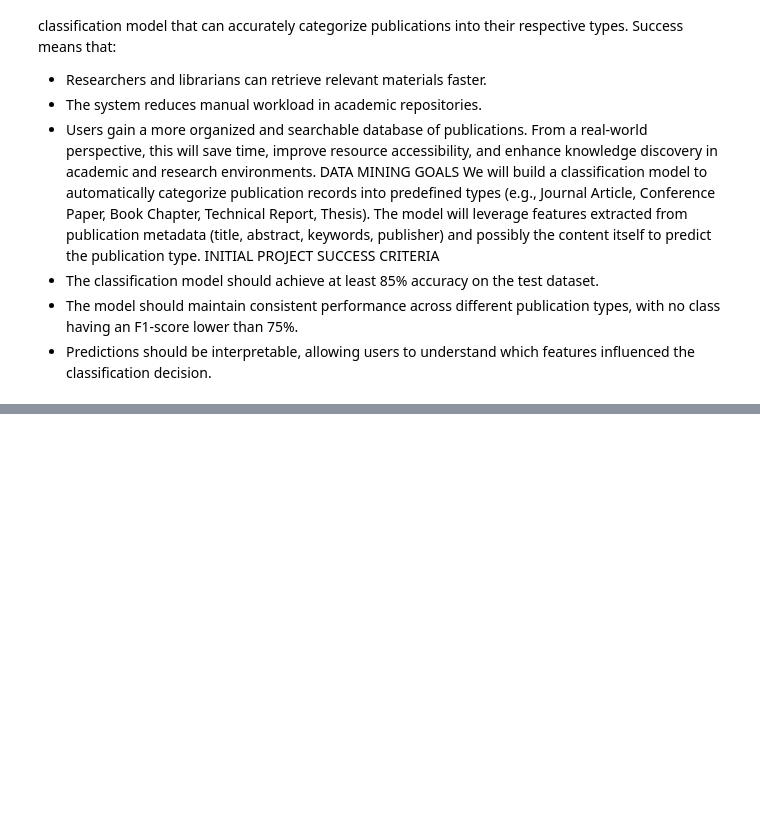
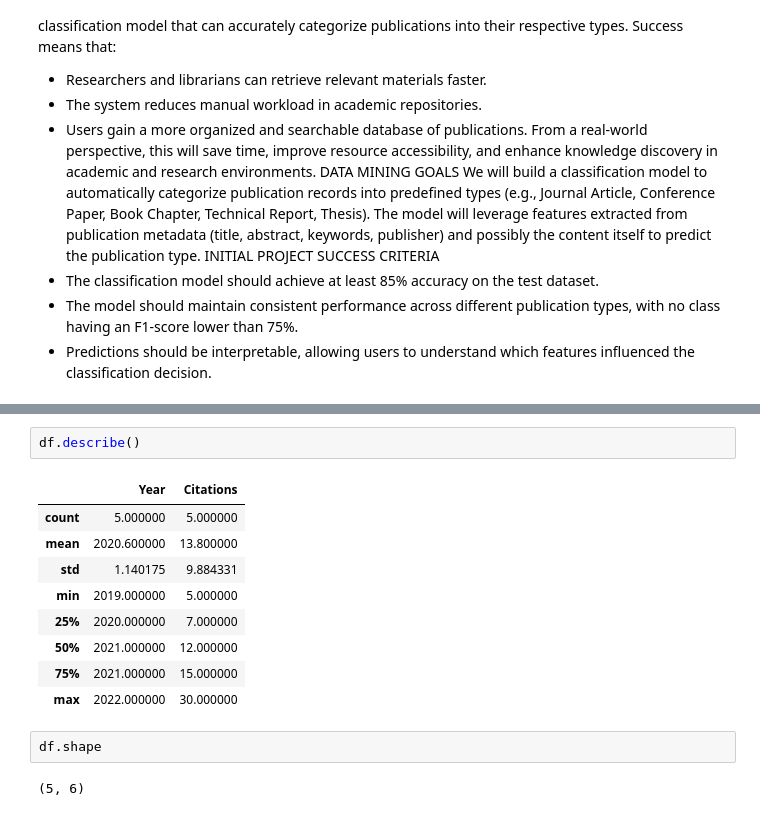
Before and after one commit to Tikulirekuti-Mwale/Publication_Types, a Jupyter notebook: 1_Business_Understanding.ipynb, the cells around one changed output, grey strips where cells are left out. Drawn from its saved outputs; the diff is of its cells as text; blank space fills up the shorter version.

```diff
--- a/1_Business_Understanding.ipynb
+++ b/1_Business_Understanding.ipynb
@@ -29,0 +46,16 @@ df.head()
+# %%
+df.describe()
+# %% [output]
+|  | Year | Citations |
+| count | 5.000000 | 5.000000 |
+| mean | 2020.600000 | 13.800000 |
+| std | 1.140175 | 9.884331 |
+| min | 2019.000000 | 5.000000 |
+| 25% | 2020.000000 | 7.000000 |
+| 50% | 2021.000000 | 12.000000 |
+| 75% | 2021.000000 | 15.000000 |
+| max | 2022.000000 | 30.000000 |
+# %%
+df.shape
+# %% [output]
+(5, 6)
```
Also changed, not shown: parts of 5 cells of this notebook.
